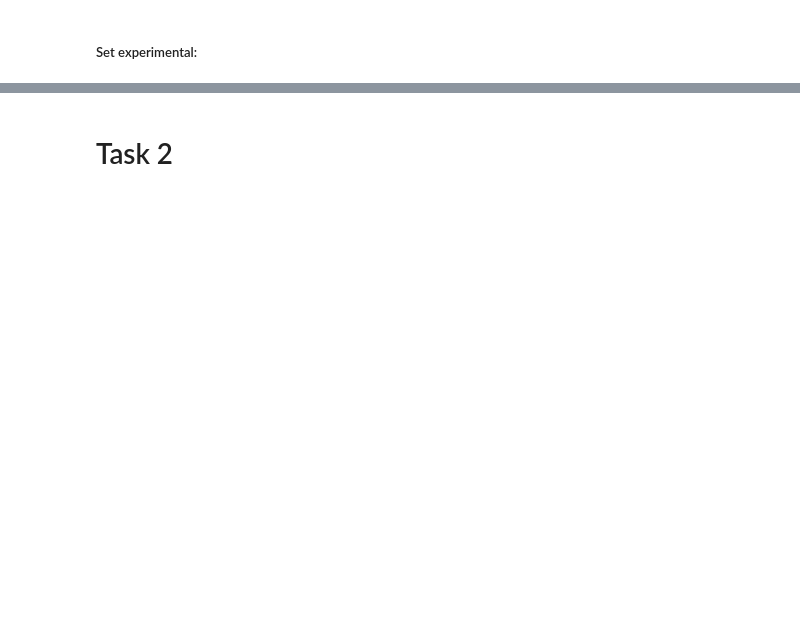
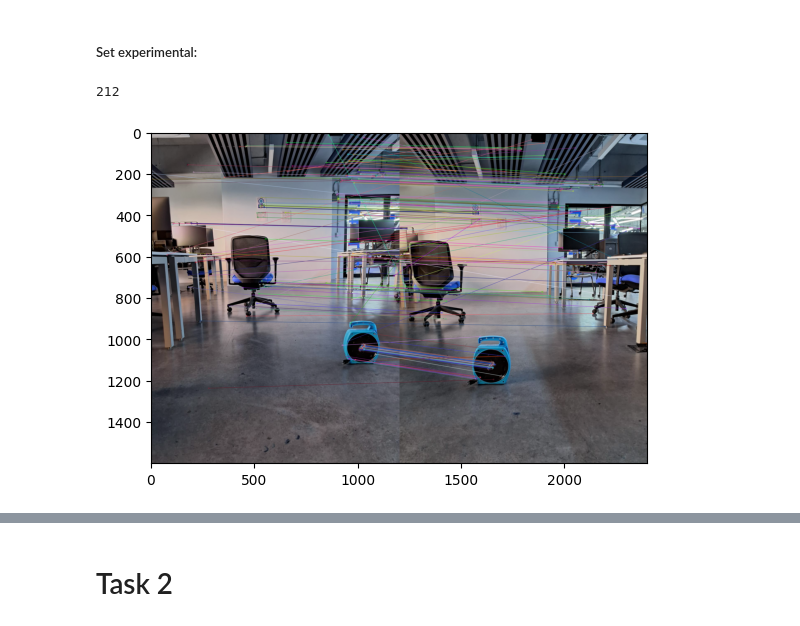
Before and after one commit to Its-Japo/VisionXComputadora, a Jupyter notebook: Lab_5/lab5.ipynb, the cells around one changed output, grey strips where cells are left out. Drawn from its saved outputs; the diff is of its cells as text; code cells hidden in the pictures; blank space fills up the shorter version.

```diff
--- a/Lab_5/lab5.ipynb
+++ b/Lab_5/lab5.ipynb
@@ -117,8 +122,8 @@ plt.show()
 # %%
 
 #Carga de imagenes
-img_left = cv2.imread('dataset/experimental/1.png')
-img_right = cv2.imread('dataset/experimental/2.png')
+img_left = cv2.imread('dataset/experimental/izq_exp.jpeg')
+img_right = cv2.imread('dataset/experimental/derecha_exp.jpeg')
 
 #Convertir en grises
 
@@ -130,33 +135,36 @@ gray_right = cv2.cvtColor(img_right, cv2.COLOR_BGR2GRAY)
 sift = cv2.SIFT_create()
 kp_left, des_left = sift.detectAndCompute(gray_left, None)
 kp_right, des_right = sift.detectAndCompute(gray_right, None)
 
 #Matching flann puntos similares enttre imagenes
 
 FLANN_INDEX_KDTREE = 1
 index_params = dict(algorithm = FLANN_INDEX_KDTREE, trees = 5)
 search_params = dict(checks = 50)
 flann = cv2.FlannBasedMatcher(index_params, search_params)
 
 #Derecha es query
 
 #Izquierda es nuestro train
 
 matches = flann.knnMatch(des_left, des_right, k=2)
 
 good_matches = []
 
 for m,n in matches:
     if m.distance < 0.7*n.distance:
         good_matches.append(m)
 
 print(len(good_matches))
 
 #Visualizar
 
 img3 = cv2.drawMatches(img_left, kp_left, img_right, kp_right, good_matches, None, flags=2)
 plt.imshow(img3)
 plt.show()
+# %% [output]
+212
+[figure, added]
 # %%
 #Homografia
 
```
Also changed, not shown: parts of 7 cells of this notebook.
